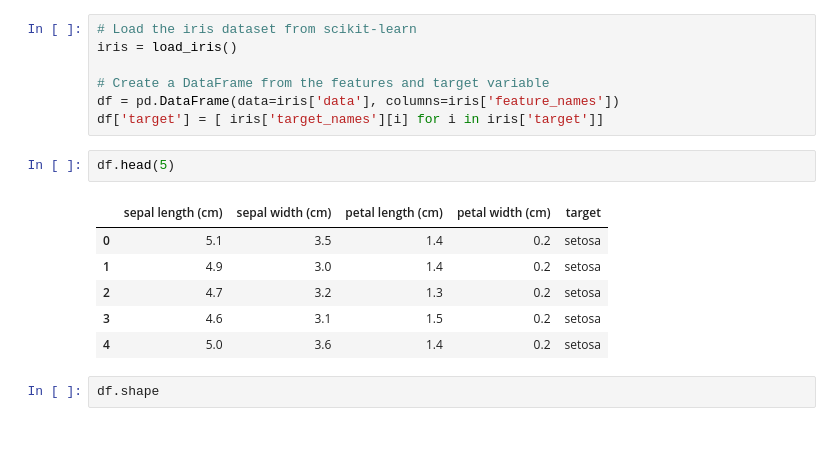
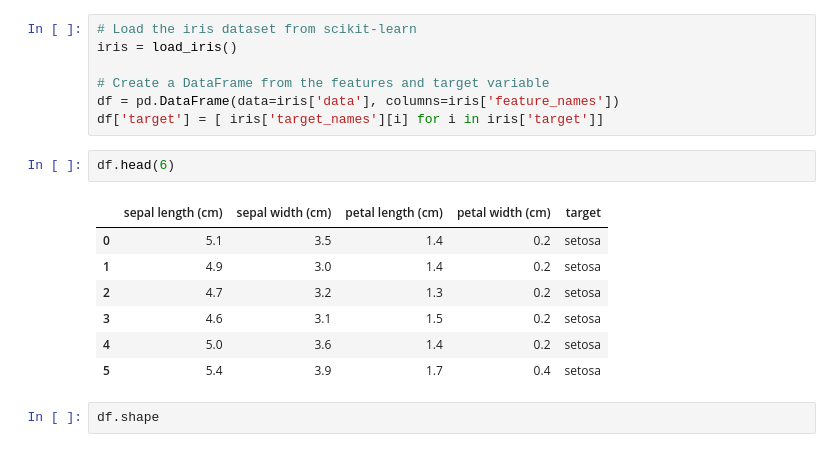
Before and after one commit to Habravinha/Basic-Machine-Learning-Models, a Jupyter notebook: Logistic Regression/Learning Notebook.ipynb, the cells around one changed output. Drawn from its saved outputs; the diff is of its cells as text.

```diff
--- a/Logistic Regression/Learning Notebook.ipynb
+++ b/Logistic Regression/Learning Notebook.ipynb
@@ -37,14 +37,15 @@ iris = load_iris()
 df = pd.DataFrame(data=iris['data'], columns=iris['feature_names'])
 df['target'] = [ iris['target_names'][i] for i in iris['target']]
 # %%
-df.head(5)
+df.head(6)
 # %% [output]
 |  | sepal length (cm) | sepal width (cm) | petal length (cm) | petal width (cm) | target |
 | 0 | 5.1 | 3.5 | 1.4 | 0.2 | setosa |
 | 1 | 4.9 | 3.0 | 1.4 | 0.2 | setosa |
 | 2 | 4.7 | 3.2 | 1.3 | 0.2 | setosa |
 | 3 | 4.6 | 3.1 | 1.5 | 0.2 | setosa |
 | 4 | 5.0 | 3.6 | 1.4 | 0.2 | setosa |
+| 5 | 5.4 | 3.9 | 1.7 | 0.4 | setosa |
 # %%
 df.shape
 # %% [output]
```
Also changed, not shown: parts of 4 cells of this notebook.
